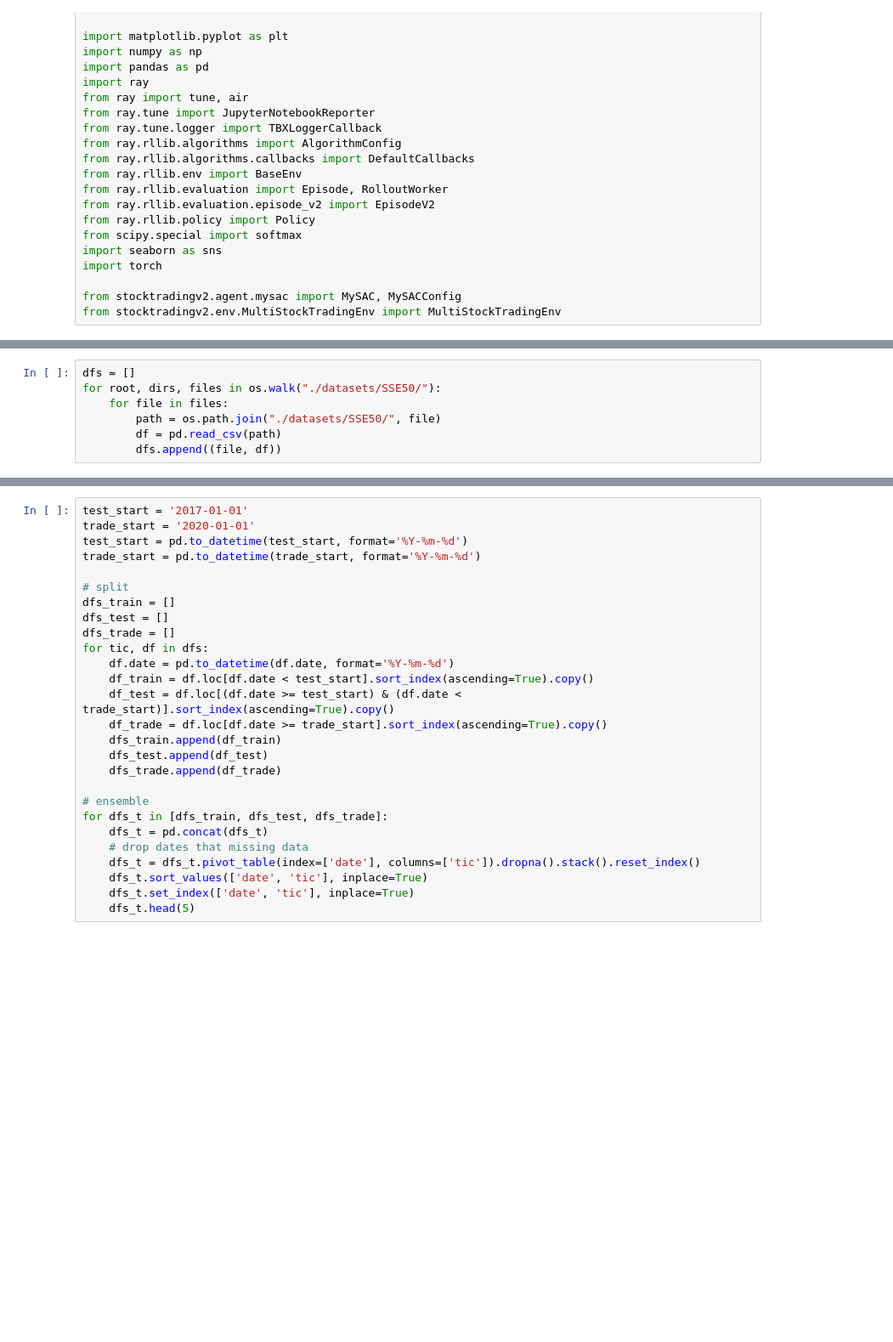
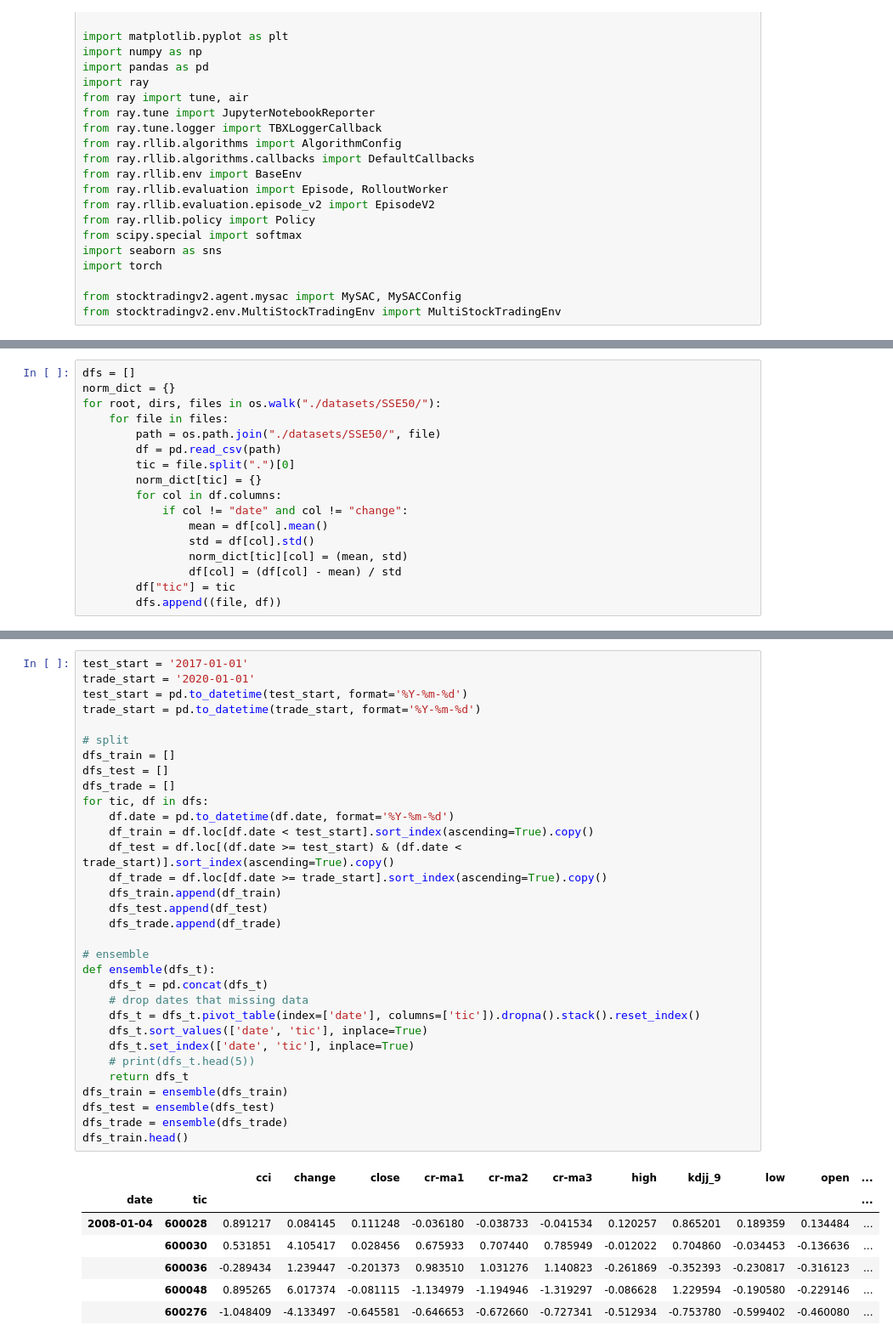
Before and after one commit to freedom5wind/StockTradingV2, a Jupyter notebook: multistock_trading.ipynb, the cells around one changed output, grey strips where cells are left out. Shown: that part at 85% size. Saved outputs shown, nothing was run; the diff lists cells and outputs as text; blank space fills up the shorter version.

```diff
--- a/multistock_trading.ipynb
+++ b/multistock_trading.ipynb
@@ -33,7 +33,17 @@ Ray
 # %%
 dfs = []
+norm_dict = {}
 for root, dirs, files in os.walk("./datasets/SSE50/"):
     for file in files:
         path = os.path.join("./datasets/SSE50/", file)
         df = pd.read_csv(path)
+        tic = file.split(".")[0]
+        norm_dict[tic] = {}
+        for col in df.columns:
+            if col != "date" and col != "change":
+                mean = df[col].mean()
+                std = df[col].std()
+                norm_dict[tic][col] = (mean, std)
+                df[col] = (df[col] - mean) / std
+        df["tic"] = tic
         dfs.append((file, df))
@@ -50,30 +71,43 @@ print(tics)
 # %%
 test_start = '2017-01-01'
 trade_start = '2020-01-01'
 test_start = pd.to_datetime(test_start, format='%Y-%m-%d')
 trade_start = pd.to_datetime(trade_start, format='%Y-%m-%d')
 
 # split
 dfs_train = []
 dfs_test = []
 dfs_trade = []
 for tic, df in dfs:
     df.date = pd.to_datetime(df.date, format='%Y-%m-%d')
     df_train = df.loc[df.date < test_start].sort_index(ascending=True).copy()
     df_test = df.loc[(df.date >= test_start) & (df.date < trade_start)].sort_index(ascending=True).copy()
     df_trade = df.loc[df.date >= trade_start].sort_index(ascending=True).copy()
     dfs_train.append(df_train)
     dfs_test.append(df_test)
     dfs_trade.append(df_trade)
 
 # ensemble
-for dfs_t in [dfs_train, dfs_test, dfs_trade]:
+def ensemble(dfs_t):
     dfs_t = pd.concat(dfs_t)
     # drop dates that missing data
     dfs_t = dfs_t.pivot_table(index=['date'], columns=['tic']).dropna().stack().reset_index()
     dfs_t.sort_values(['date', 'tic'], inplace=True)
     dfs_t.set_index(['date', 'tic'], inplace=True)
-    dfs_t.head(5)
+    # print(dfs_t.head(5))
+    return dfs_t
+dfs_train = ensemble(dfs_train)
+dfs_test = ensemble(dfs_test)
+dfs_trade = ensemble(dfs_trade)
+dfs_train.head()
+# %% [output]
+|  |  | cci | change | close | cr-ma1 | cr-ma2 | cr-ma3 | high | kdjj_9 | low | open | ... |
+| date | tic |  |  |  |  |  |  |  |  |  |  | ... |
+| 2008-01-04 | 600028 | 0.891217 | 0.084145 | 0.111248 | -0.036180 | -0.038733 | -0.041534 | 0.120257 | 0.865201 | 0.189359 | 0.134484 | ... |
+|  | 600030 | 0.531851 | 4.105417 | 0.028456 | 0.675933 | 0.707440 | 0.785949 | -0.012022 | 0.704860 | -0.034453 | -0.136636 | ... |
+|  | 600036 | -0.289434 | 1.239447 | -0.201373 | 0.983510 | 1.031276 | 1.140823 | -0.261869 | -0.352393 | -0.230817 | -0.316123 | ... |
+|  | 600048 | 0.895265 | 6.017374 | -0.081115 | -1.134979 | -1.194946 | -1.319297 | -0.086628 | 1.229594 | -0.190580 | -0.229146 | ... |
+|  | 600276 | -1.048409 | -4.133497 | -0.645581 | -0.646653 | -0.672660 | -0.727341 | -0.512934 | -0.753780 | -0.599402 | -0.460080 | ... |
 # %%
 class MyCallbacks(DefaultCallbacks):
     def __init__(self, legacy_callbacks_dict: Dict[str, callable] = None):
```
Also changed, not shown: parts of 9 cells of this notebook, 3 other files.
